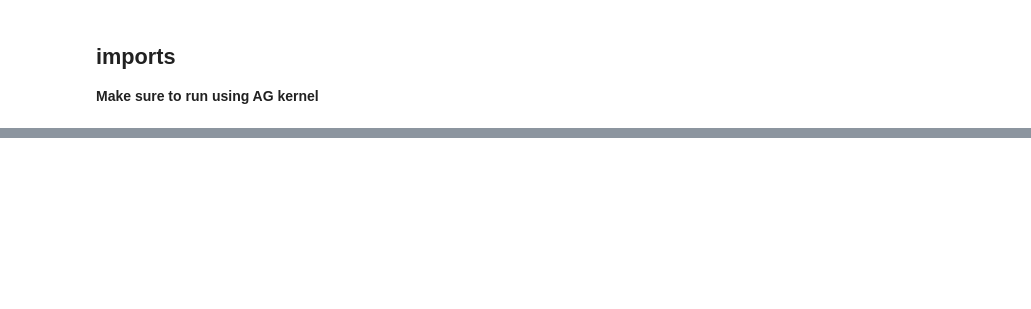
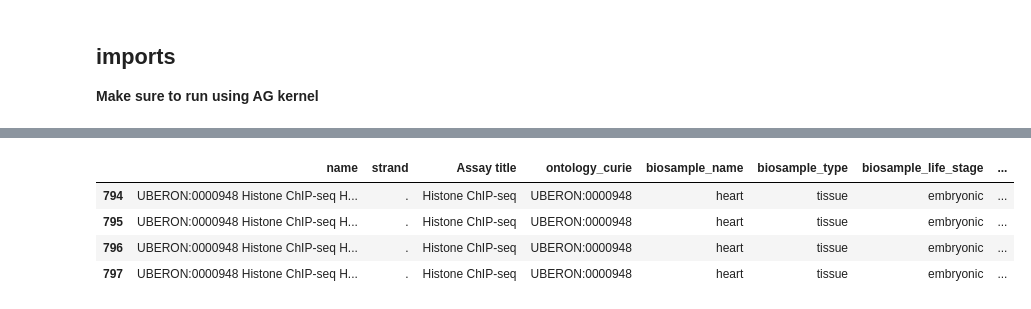
Before and after one commit to cralbers/variant-effects, a Jupyter notebook: predict_reg_regions_osc.ipynb, the cells around one changed output, grey strips where cells are left out. Saved outputs shown, nothing was run; the diff lists cells and outputs as text; code cells hidden in the pictures; blank space fills up the shorter version.

```diff
--- a/predict_reg_regions_osc.ipynb
+++ b/predict_reg_regions_osc.ipynb
@@ -252,0 +357,11 @@ plt.show()
+# %%
+# print(output.chip_histone.metadata[["name", "strand", "ontology_curie"]])
+heart = ontology.from_curie("UBERON:0000948")
+output_heart = output.filter_ontology_terms([heart])
+output_heart.chip_histone.metadata
+# %% [output]
+|  | name | strand | Assay title | ontology_curie | biosample_name | biosample_type | biosample_life_stage | ... |
+| 794 | UBERON:0000948 Histone ChIP-seq H... | . | Histone ChIP-seq | UBERON:0000948 | heart | tissue | embryonic | ... |
+| 795 | UBERON:0000948 Histone ChIP-seq H... | . | Histone ChIP-seq | UBERON:0000948 | heart | tissue | embryonic | ... |
+| 796 | UBERON:0000948 Histone ChIP-seq H... | . | Histone ChIP-seq | UBERON:0000948 | heart | tissue | embryonic | ... |
+| 797 | UBERON:0000948 Histone ChIP-seq H... | . | Histone ChIP-seq | UBERON:0000948 | heart | tissue | embryonic | ... |
```
Also changed, not shown: parts of 15 cells of this notebook, 2 other files.
